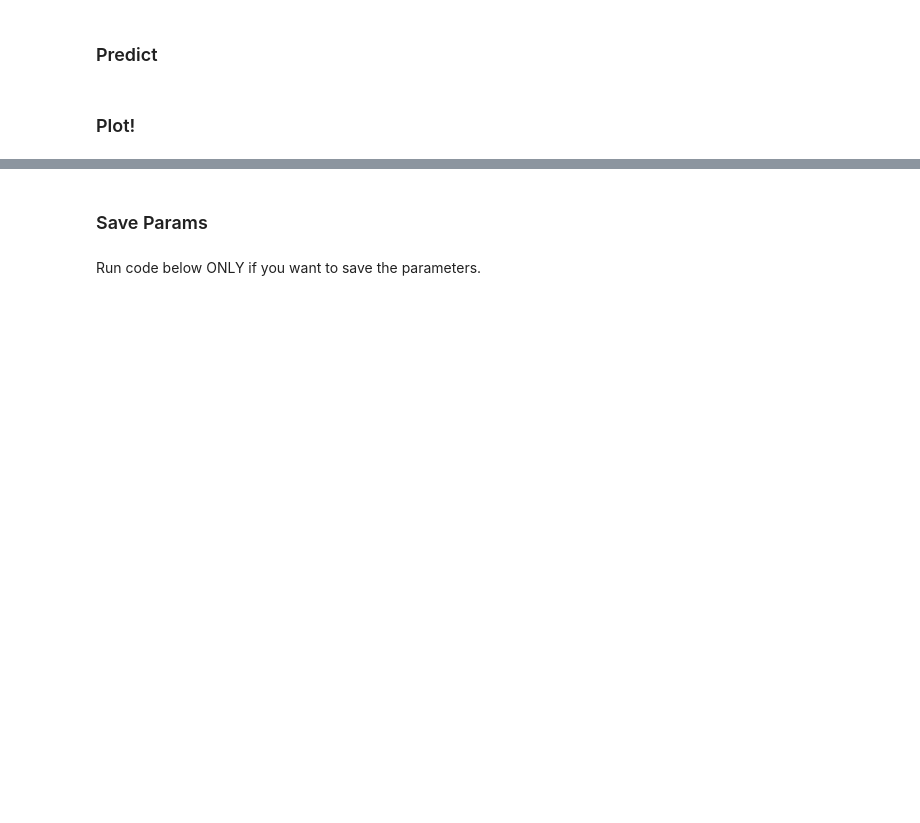
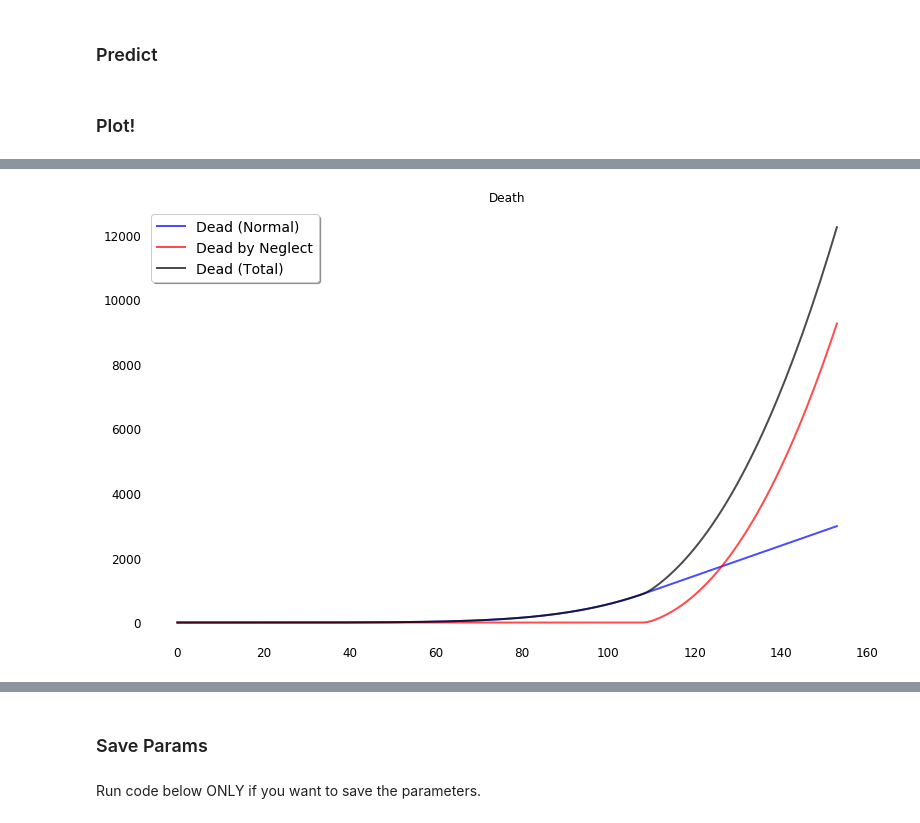
Before and after one commit to prediksicovidjatim/prediksicovidjatim, a Jupyter notebook: notebooks/development/4 - Modeling & Fitting.ipynb, the cells around one changed output, grey strips where cells are left out. Saved outputs shown, nothing was run; the diff lists cells and outputs as text; code cells hidden in the pictures; blank space fills up the shorter version.

```diff
--- a/notebooks/development/4 - Modeling & Fitting.ipynb
+++ b/notebooks/development/4 - Modeling & Fitting.ipynb
@@ -172,3 +190,7 @@ plotter.plot(plotter.plot_over);
+# %%
+plotter.plot(plotter.plot_dead);
+# %% [output]
+[figure, added]
 # %%
 plotter.plot(plotter.plot_healthcare);
 # %% [output]
```
Also changed, not shown: parts of 16 cells of this notebook, 8 other files.
